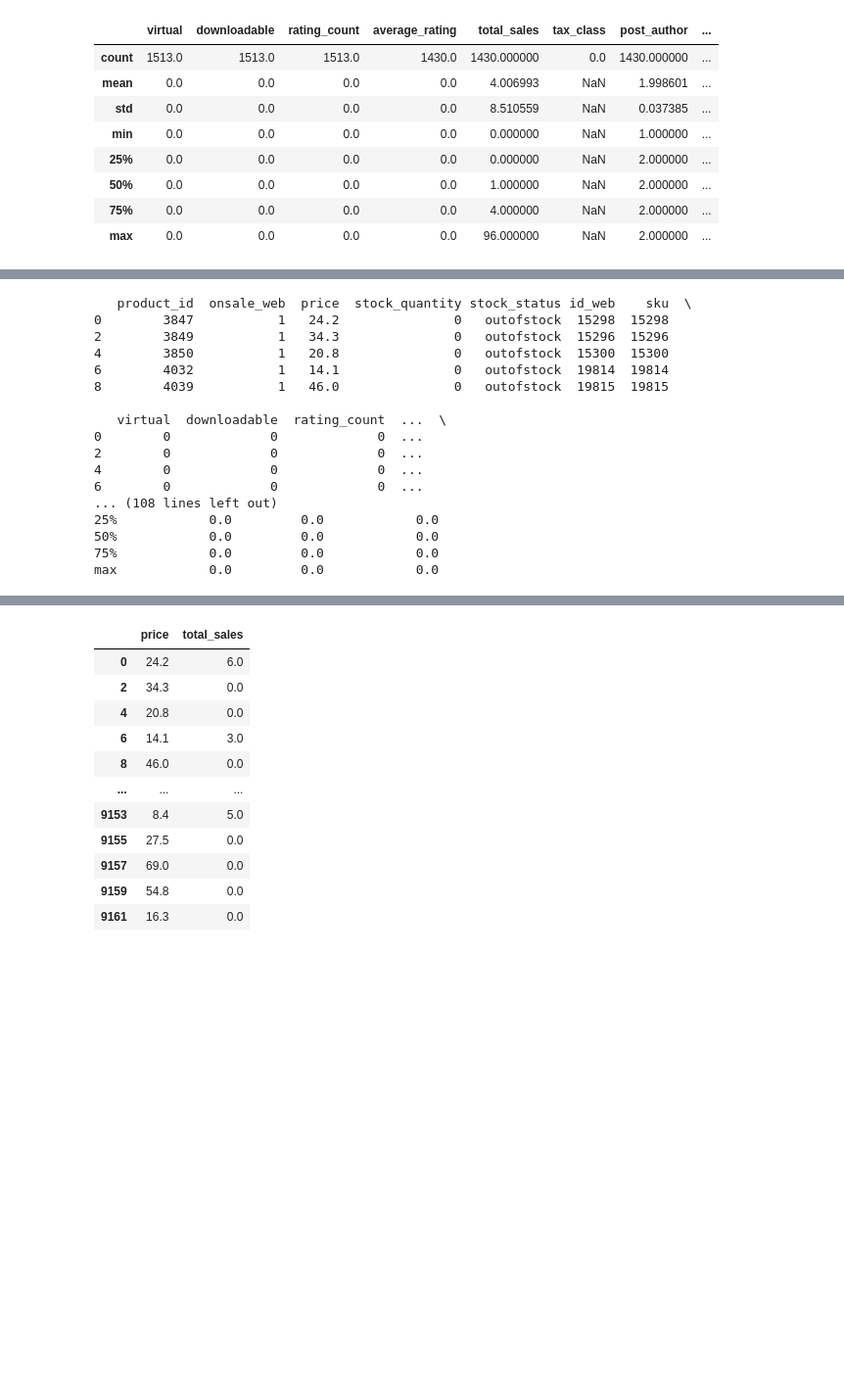
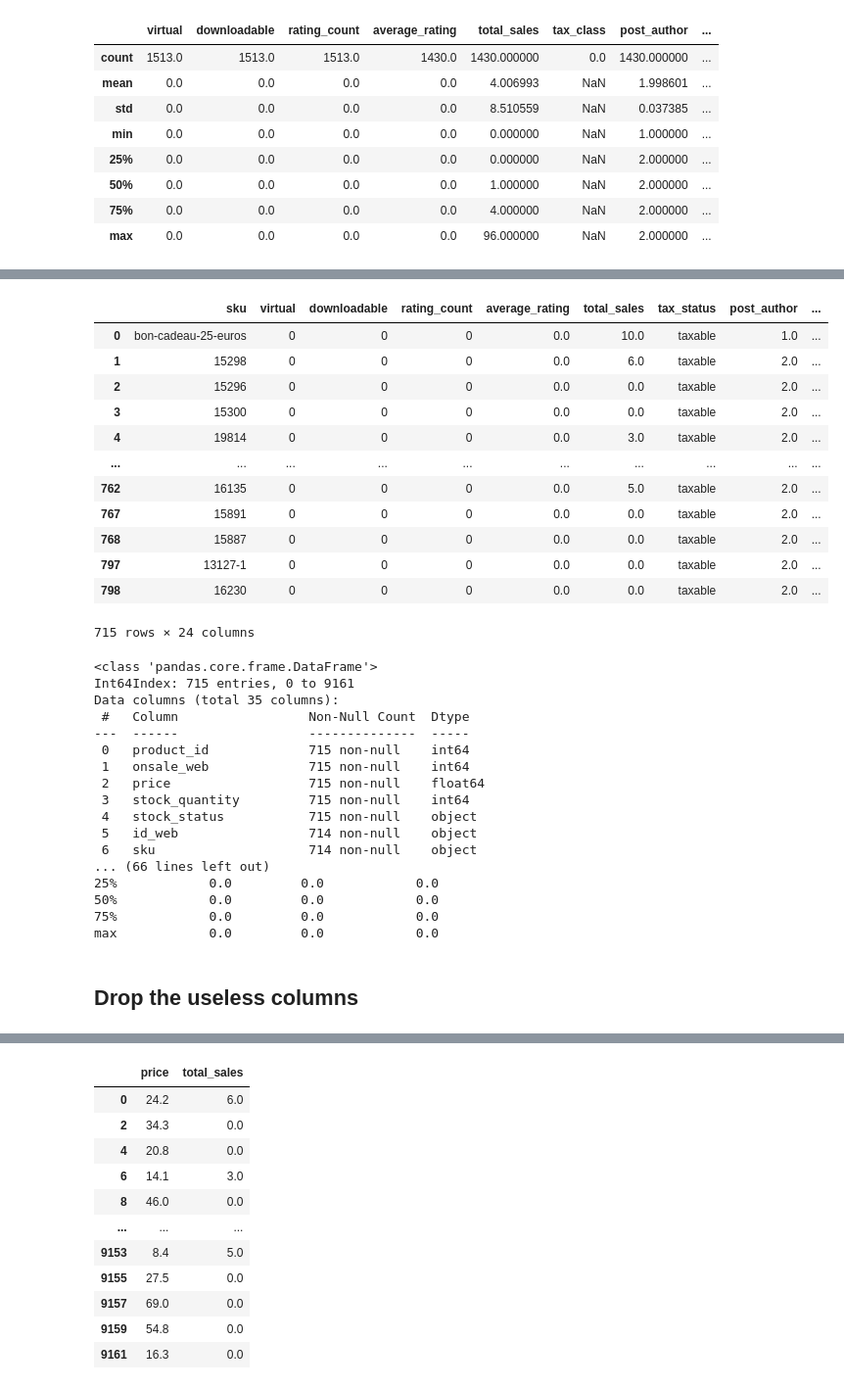
Before and after one commit to Blaise4e/wine_spirit, a Jupyter notebook: wine_spirit_nb.ipynb, the cells around one changed output, grey strips where cells are left out. Shown at 98% size. Drawn from its saved outputs; the diff is of its cells as text; code cells hidden in the pictures; blank space fills up the shorter version.

```diff
--- a/wine_spirit_nb.ipynb
+++ b/wine_spirit_nb.ipynb
@@ -28,3 +29,8 @@ df_web.describe()
 | 50% | 0.0 | 0.0 | 0.0 | 0.0 | 1.000000 | NaN | 2.000000 | ... |
 | 75% | 0.0 | 0.0 | 0.0 | 0.0 | 4.000000 | NaN | 2.000000 | ... |
 | max | 0.0 | 0.0 | 0.0 | 0.0 | 96.000000 | NaN | 2.000000 | ... |
+# %%
+df_drop_row = df_web.dropna(axis=0, how='all')
+df_drop_column = df_drop_row.dropna(axis=1, how = 'all')
+df_web_clean = df_drop_column.drop_duplicates(subset=['sku'])
+print(df_web_clean.info())
@@ -35,0 +58,16 @@ df_clean = df_full.drop_duplicates(subset=['sku'])
+# %%
+df_web_clean
+# %% [output]
+|  | sku | virtual | downloadable | rating_count | average_rating | total_sales | tax_status | post_author | ... |
+| 0 | bon-cadeau-25-euros | 0 | 0 | 0 | 0.0 | 10.0 | taxable | 1.0 | ... |
+| 1 | 15298 | 0 | 0 | 0 | 0.0 | 6.0 | taxable | 2.0 | ... |
+| 2 | 15296 | 0 | 0 | 0 | 0.0 | 0.0 | taxable | 2.0 | ... |
+| 3 | 15300 | 0 | 0 | 0 | 0.0 | 0.0 | taxable | 2.0 | ... |
+| 4 | 19814 | 0 | 0 | 0 | 0.0 | 3.0 | taxable | 2.0 | ... |
+| ... | ... | ... | ... | ... | ... | ... | ... | ... | ... |
+| 762 | 16135 | 0 | 0 | 0 | 0.0 | 5.0 | taxable | 2.0 | ... |
+| 767 | 15891 | 0 | 0 | 0 | 0.0 | 0.0 | taxable | 2.0 | ... |
+| 768 | 15887 | 0 | 0 | 0 | 0.0 | 0.0 | taxable | 2.0 | ... |
+| 797 | 13127-1 | 0 | 0 | 0 | 0.0 | 0.0 | taxable | 2.0 | ... |
+| 798 | 16230 | 0 | 0 | 0 | 0.0 | 0.0 | taxable | 2.0 | ... |
+715 rows × 24 columns
@@ -36,22 +76,24 @@ df_clean = df_full.drop_duplicates(subset=['sku'])
 # %%
-print(df_clean.head())
+
 print(df_clean.info())
 print(df_clean.describe())
 # %% [output]
-   product_id  onsale_web  price  stock_quantity stock_status id_web    sku  \
-0        3847           1   24.2               0   outofstock  15298  15298
-2        3849           1   34.3               0   outofstock  15296  15296
-4        3850           1   20.8               0   outofstock  15300  15300
-6        4032           1   14.1               0   outofstock  19814  19814
-8        4039           1   46.0               0   outofstock  19815  19815
-
-   virtual  downloadable  rating_count  ...  \
-0        0             0             0  ...
-2        0             0             0  ...
-4        0             0             0  ...
-6        0             0             0  ...
-... (108 lines left out)
+<class 'pandas.core.frame.DataFrame'>
+Int64Index: 715 entries, 0 to 9161
+Data columns (total 35 columns):
+ #   Column                 Non-Null Count  Dtype
+---  ------                 --------------  -----
+ 0   product_id             715 non-null    int64
+ 1   onsale_web             715 non-null    int64
+ 2   price                  715 non-null    float64
+ 3   stock_quantity         715 non-null    int64
+ 4   stock_status           715 non-null    object
+ 5   id_web                 714 non-null    object
+ 6   sku                    714 non-null    object
+... (66 lines left out)
 25%            0.0         0.0            0.0
 50%            0.0         0.0            0.0
 75%            0.0         0.0            0.0
 max            0.0         0.0            0.0
+# %% [markdown]
+## Drop the useless columns
```
Also changed, not shown: parts of 34 cells of this notebook, 4 other files.
